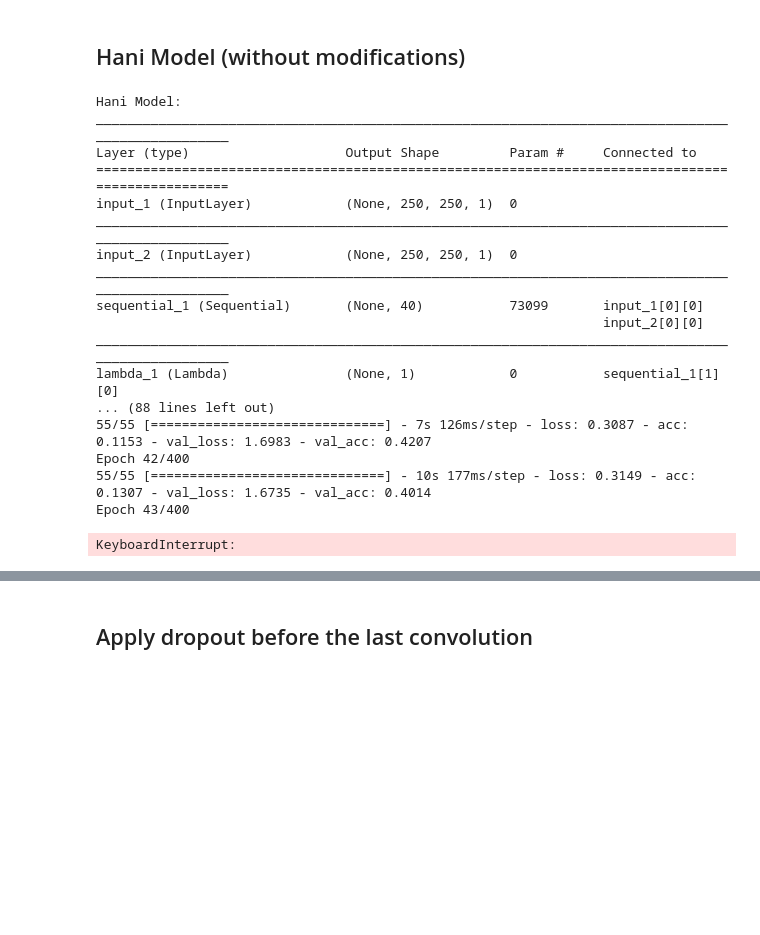
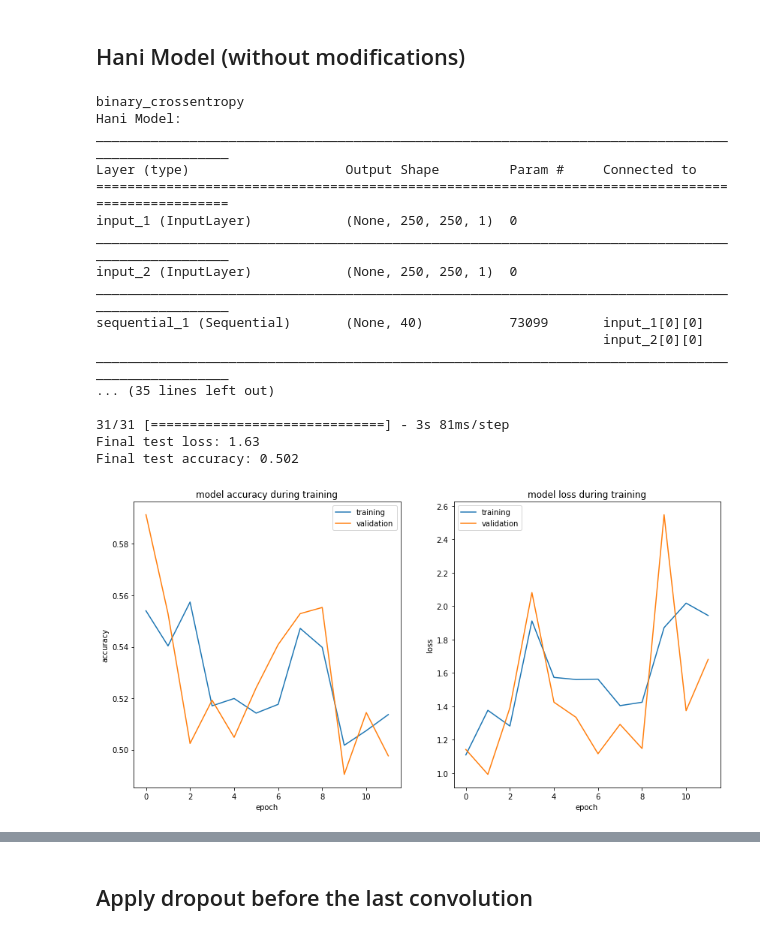
Before and after one commit to elisim/Deep-Learning-Intro, a Jupyter notebook: assignment2/Hani-Model.ipynb, the cells around one changed output, grey strips where cells are left out. Saved outputs shown, nothing was run; the diff lists cells and outputs as text; code cells hidden in the pictures; blank space fills up the shorter version.

Commit message:
executed Hani notebook, expand the allocated pairs functionality

```diff
--- a/assignment2/Hani-Model.ipynb
+++ b/assignment2/Hani-Model.ipynb
@@ -5,18 +5,23 @@
 import src.lfw_dataset as lfw
 from src.lfw_dataset import LFWDataLoader
 from src.siamese import Siamese
+from datetime import datetime
+
 
 # load the paths of the data sets
 same_train_paths, diff_train_paths, same_val_paths, diff_val_paths, same_test_paths, diff_test_paths = lfw.load_data()
 
-def try_train(siamese_net, epochs=400, epoch_shuffle=True, verbose=0):
+def try_train(siamese_net, epochs=100, epoch_shuffle=True, verbose=0):
     """
     Try to train the siamese_net model. If success, return train history. Otherwise, return None.
     """
     try:
         print("Training...")
+        start_time = datetime.now()
         history = siamese_net.train(same_train_paths, diff_train_paths, same_val_paths, diff_val_paths, epochs=epochs, epoch_shuffle=epoch_shuffle, verbose=verbose)
+        end_time = datetime.now()
         print("Training End")
+        print('The training took: {}'.format(end_time-start_time))
         return history
     except Exception as e:
         print(f"Got exception while training: {type(e).__name__}")
@@ -27,30 +32,30 @@ Data already exist
 # %% [markdown]
 ## Hani Model (without modifications)
 # %%
-s_net = Siamese()
-s_net.build('hani')
+s_net_hani = Siamese()
+s_net_hani.build('hani', loss='binary_crossentropy')
 print("Hani Model:")
-s_net.model.summary()
+s_net_hani.model.summary()
 
-history = try_train(s_net, epochs=400, verbose=1)
+history = try_train(s_net_hani, verbose=1)
 if history:
-    s_net.evaluate(history, same_test_paths, diff_test_paths)
+    s_net_hani.evaluate(history, same_test_paths, diff_test_paths)
 # %% [output]
+binary_crossentropy
 Hani Model:
 __________________________________________________________________________________________________
 Layer (type)                    Output Shape         Param #     Connected to
 ==================================================================================================
 input_1 (InputLayer)            (None, 250, 250, 1)  0
 __________________________________________________________________________________________________
 input_2 (InputLayer)            (None, 250, 250, 1)  0
 __________________________________________________________________________________________________
 sequential_1 (Sequential)       (None, 40)           73099       input_1[0][0]
                                                                  input_2[0][0]
 __________________________________________________________________________________________________
-lambda_1 (Lambda)               (None, 1)            0           sequential_1[1][0]
-... (88 lines left out)
-55/55 [==============================] - 7s 126ms/step - loss: 0.3087 - acc: 0.1153 - val_loss: 1.6983 - val_acc: 0.4207
-Epoch 42/400
-55/55 [==============================] - 10s 177ms/step - loss: 0.3149 - acc: 0.1307 - val_loss: 1.6735 - val_acc: 0.4014
-Epoch 43/400
+... (35 lines left out)
+
+31/31 [==============================] - 3s 81ms/step
+Final test loss: 1.63
+Final test accuracy: 0.502
-KeyboardInterrupt:
+[figure, added]
```
Also changed, not shown: parts of 6 cells of this notebook, 4 other files.
